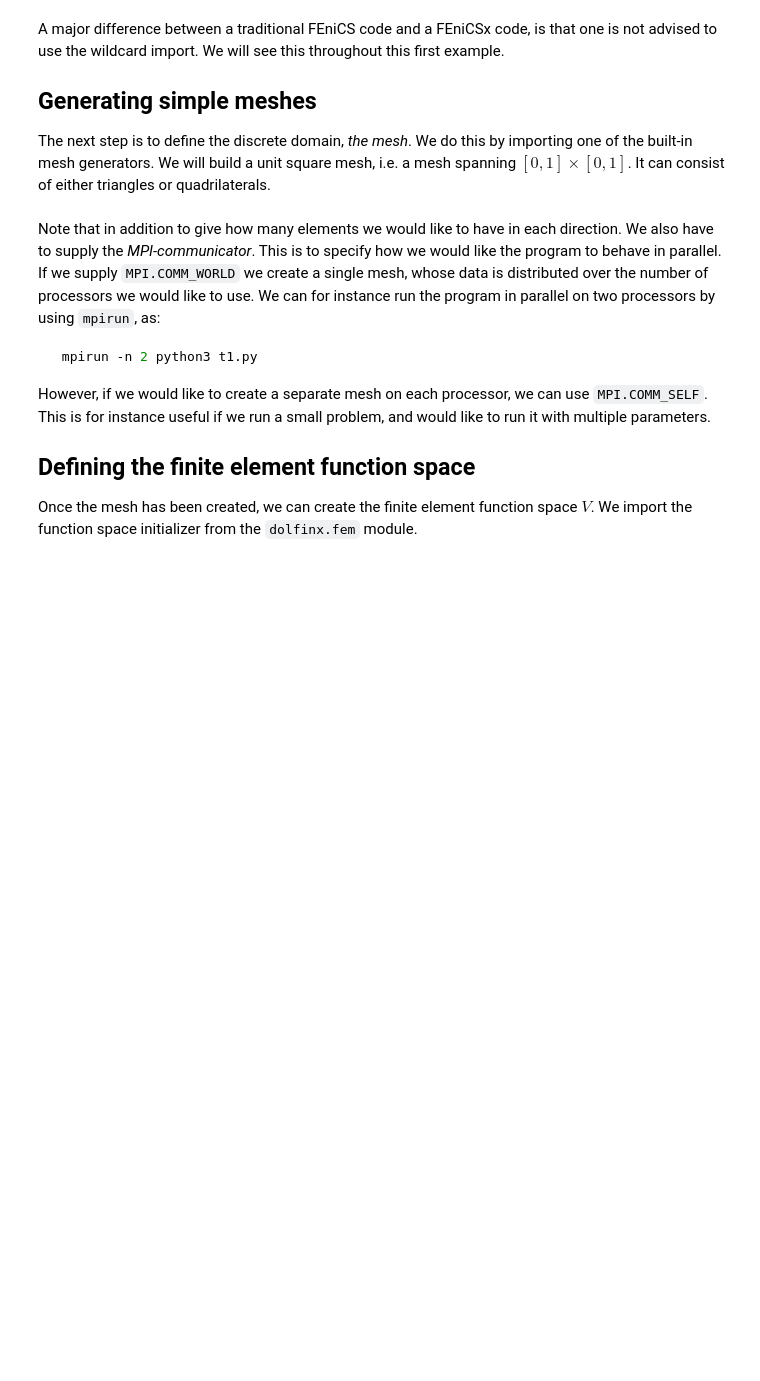
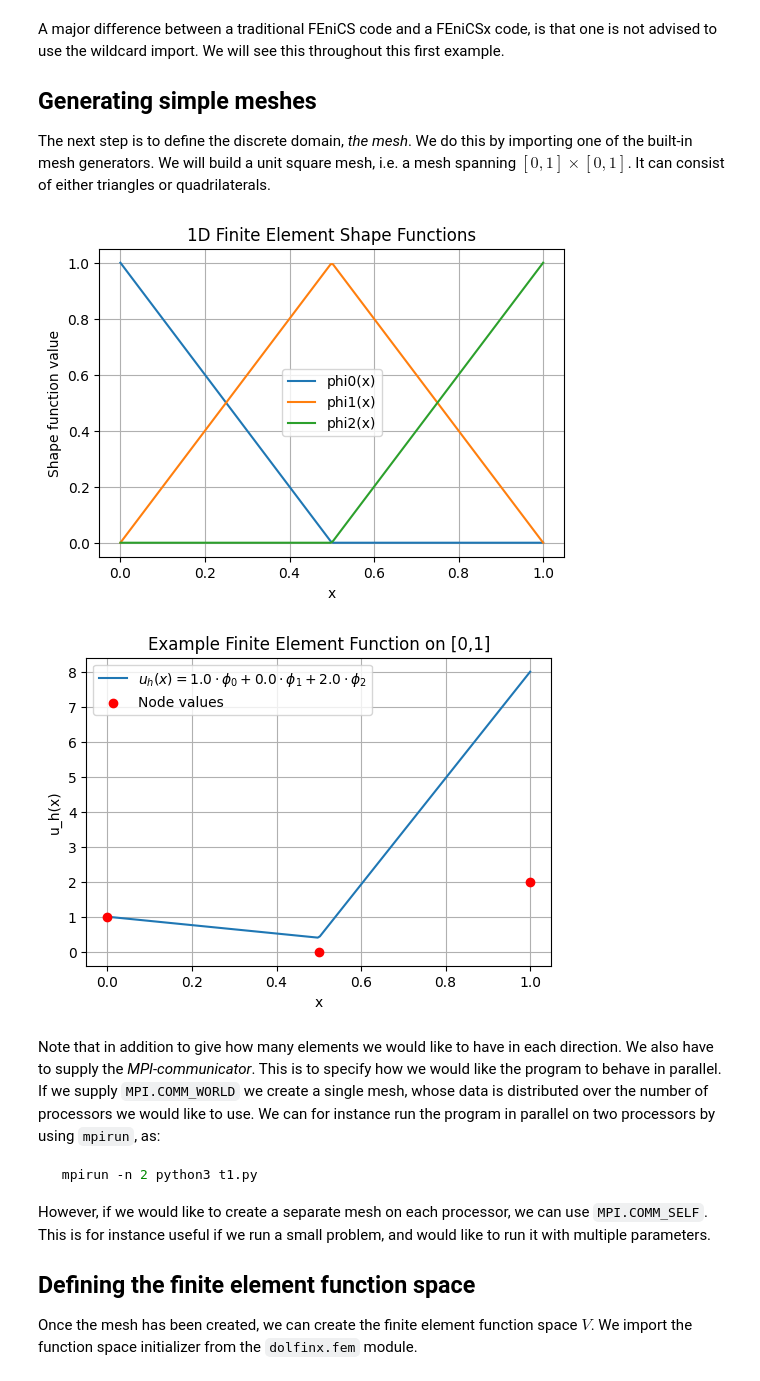
Before and after one commit to dextroy01/Myxobacteria-Visualization, a Jupyter notebook: Myxobacteria Visualization/Example Code/fundamentals_code.ipynb, the cells around one changed output. Saved outputs shown, nothing was run; the diff lists cells and outputs as text; code cells hidden in the pictures; blank space fills up the shorter version.

```diff
--- a/Myxobacteria Visualization/Example Code/fundamentals_code.ipynb
+++ b/Myxobacteria Visualization/Example Code/fundamentals_code.ipynb
@@ -54,6 +54,80 @@ The next step is to define the discrete domain, _the mesh_. We do this by import
 from mpi4py import MPI
 from dolfinx import mesh
 domain = mesh.create_unit_square(MPI.COMM_WORLD, 8, 8, mesh.CellType.quadrilateral)
+# %%
+import numpy as np
+import matplotlib.pyplot as plt
+
+# ------------------------------------------------------------------------
+# 1) Define the shape (basis) functions for our 1D mesh:
+#    * Mesh nodes at x=0, x=0.5, x=1
+#    * Each phi_i is piecewise linear, continuous across the elements
+# ------------------------------------------------------------------------
+
+def phi0(x):
+    """
+    Shape function for the left node x=0.
+    phi0(x) = 1 - 2x  for 0 <= x <= 0.5
+            = 0       for x > 0.5
+    """
+    return np.where(x <= 0.5, 1.0 - 2.0*x, 0.0)
+
+def phi1(x):
+    """
+    Shape function for the middle node x=0.5.
+    phi1(x) = 2x         for 0 <= x < 0.5
+            = 2 - 2x     for 0.5 <= x <= 1
+    """
+    # Note that we have strict < 0.5 in one branch to avoid confusion at x=0.5,
+    # but it doesn't affect continuity (value is the same).
+    return np.where(x < 0.5, 2.0*x, 2.0 - 2.0*x)
+
+def phi2(x):
+    """
+    Shape function for the right node x=1.
+    phi2(x) = 0         for x < 0.5
+            = 2x - 1    for 0.5 <= x <= 1
+    """
+    return np.where(x < 0.5, 0.0, 2.0*x - 1.0)
+
+# ------------------------------------------------------------------------
+# 2) Plot the individual shape functions
+# ------------------------------------------------------------------------
+
+xvals = np.linspace(0, 1, 200)  # 200 points in [0,1] for plotting
+
+plt.figure(figsize=(6, 4))
+plt.plot(xvals, phi0(xvals), label='phi0(x)')
+plt.plot(xvals, phi1(xvals), label='phi1(x)')
+plt.plot(xvals, phi2(xvals), label='phi2(x)')
+plt.title('1D Finite Element Shape Functions')
+plt.xlabel('x')
+plt.ylabel('Shape function value')
+plt.grid(True)
+plt.legend()
+plt.show()
+
+# ------------------------------------------------------------------------
+# 3) Form a linear combination u_h = a0 * phi0 + a1 * phi1 + a2 * phi2
+#    and plot it. Choose some arbitrary coefficients.
+# ------------------------------------------------------------------------
+
+a0, a1, a2 = 1.0, 0.4, 8.0   # u(0)=1, u(0.5)=0, u(1)=2
+uh_vals = a0*phi0(xvals) + a1*phi1(xvals) + a2*phi2(xvals)
+
+plt.figure(figsize=(6, 4))
+plt.plot(xvals, uh_vals, label=r'$u_h(x) = 1.0 \cdot \phi_0 + 0.0 \cdot \phi_1 + 2.0 \cdot \phi_2$')
+# Mark the node points with red dots to confirm the assigned values
+plt.scatter([0, 0.5, 1], [1.0, 0.0, 2.0], color='red', zorder=5, label='Node values')
+plt.title('Example Finite Element Function on [0,1]')
+plt.xlabel('x')
+plt.ylabel('u_h(x)')
+plt.grid(True)
+plt.legend()
+plt.show()
+# %% [output]
+[figure, added]
+[figure, added]
 # %% [markdown]
 Note that in addition to give how many elements we would like to have in each direction.
 We also have to supply the _MPI-communicator_.
```
Also changed, not shown: 12 other files.
